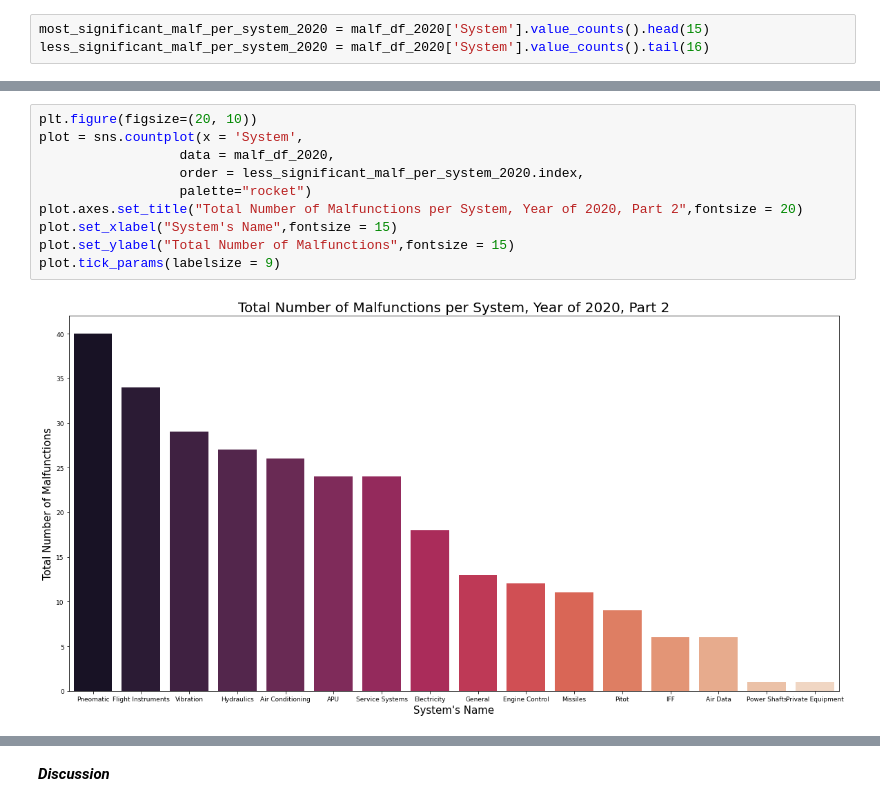
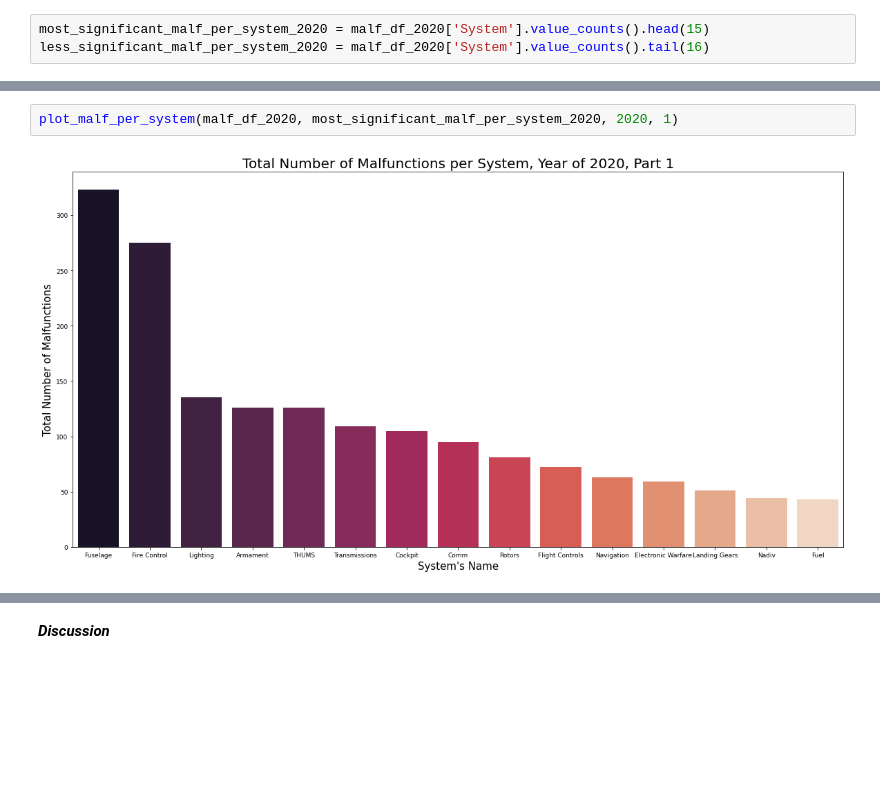
Before and after one commit to elront/Data_Sceince_Project, a Jupyter notebook: Data_science_workshop_project.ipynb, the cells around one changed output, grey strips where cells are left out. Saved outputs shown, nothing was run; the diff lists cells and outputs as text; blank space fills up the shorter version.

```diff
--- a/Data_science_workshop_project.ipynb
+++ b/Data_science_workshop_project.ipynb
@@ -1421,12 +1412,4 @@ plot.tick_params(labelsize = 10)
-# %%
-plt.figure(figsize=(20, 10))
-plot = sns.countplot(x = 'System',
-                  data = malf_df_2020,
-                  order = less_significant_malf_per_system_2020.index,
-                  palette="rocket")
-plot.axes.set_title("Total Number of Malfunctions per System, Year of 2020, Part 2",fontsize = 20)
-plot.set_xlabel("System's Name",fontsize = 15)
-plot.set_ylabel("Total Number of Malfunctions",fontsize = 15)
-plot.tick_params(labelsize = 9)
-# %% [output]
-[figure, removed]
+# %%
+plot_malf_per_system(malf_df_2020, most_significant_malf_per_system_2020, 2020, 1)
+# %% [output]
+[figure, added]
```
Also changed, not shown: parts of 54 cells of this notebook.
